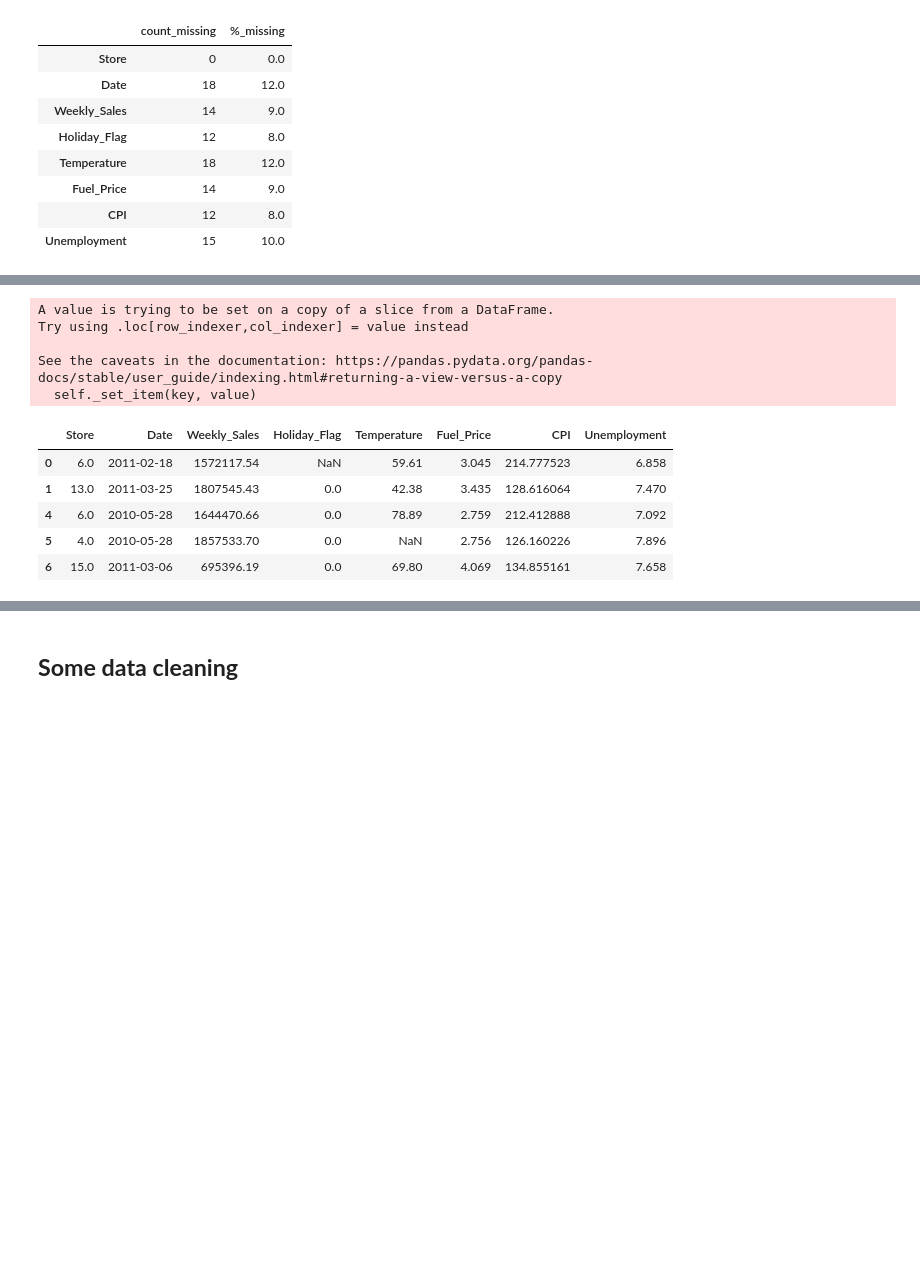
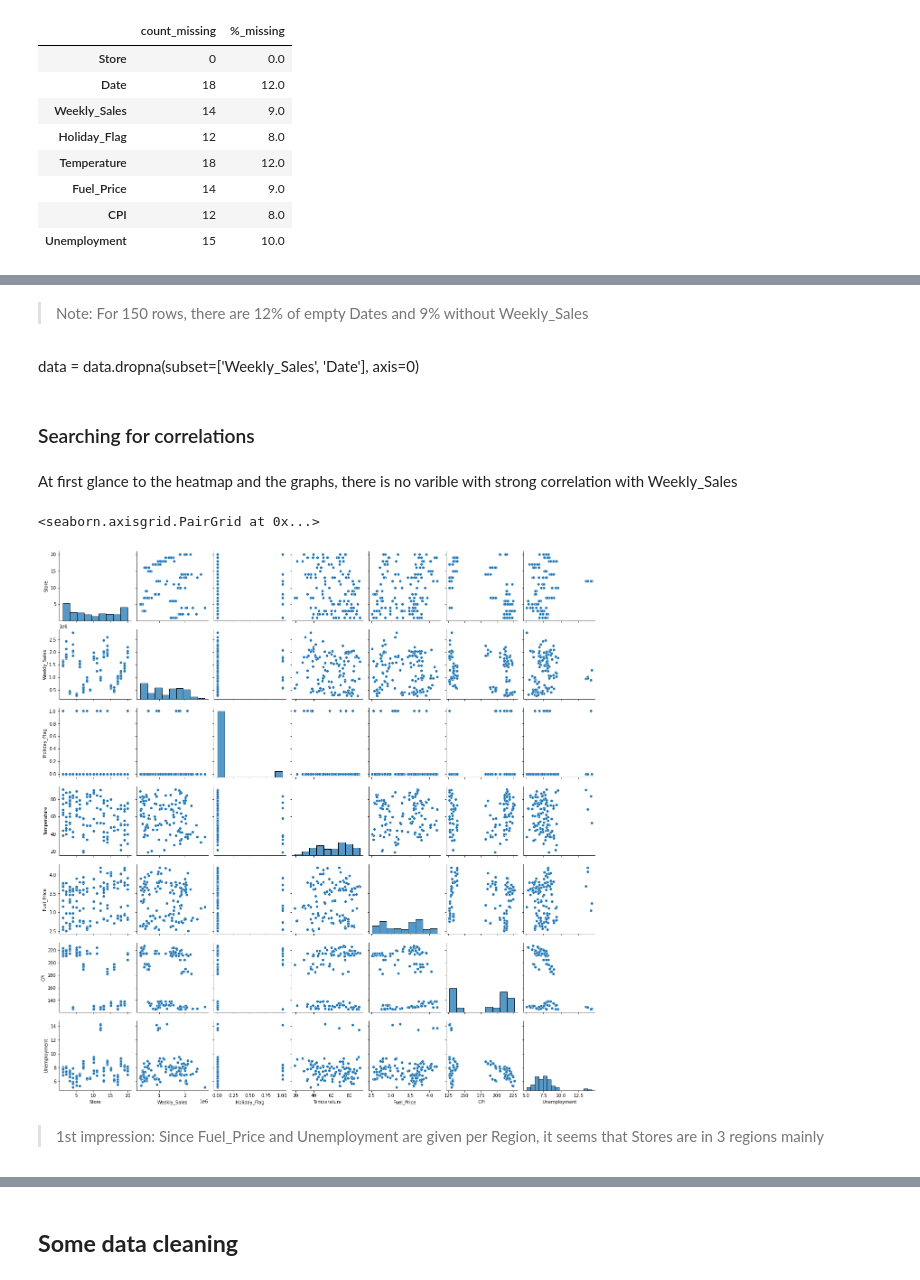
Before and after one commit to pattypooh/pez-jedha, a Jupyter notebook: projects/05-walmart/notebooks/01-EDA.ipynb, the cells around one changed output, grey strips where cells are left out. Cells and saved outputs as stored; diff of their text form; code cells hidden in the pictures; blank space fills up the shorter version.

Commit message:
Project Walmart

```diff
--- a/projects/05-walmart/notebooks/01-EDA.ipynb
+++ b/projects/05-walmart/notebooks/01-EDA.ipynb
@@ -21,7 +28,7 @@ from pandas_profiling import ProfileReport
 # %%
 %matplotlib inline
 # %%
-col_types = {'Store': str,
+col_types = {'Store': np.int8,
              'Date':str,
              'Weekly_Sales':np.float64,
              'Holiday_Flag':np.float16,
@@ -29,4 +36,4 @@ col_types = {'Store': str,
              'Fuel_Price':np.float16,
              'CPI':np.float16,
             'Unemployment':np.float16,}
-data = pd.read_csv('./../data/raw/Walmart_Store_sales.csv', date_parser=True)#, usecols=col_types.keys(), dtype=col_types)
+data = pd.read_csv('./../data/raw/Walmart_Store_sales.csv', date_parser=True, usecols=col_types.keys(), dtype=col_types)#, usecols=col_types.keys(), dtype=col_types)
@@ -102,15 +121,18 @@ data
-# %%
-data['Date']=pd.to_datetime(data['Date']).dt.date
-data.head()
-# %% [output]
-A value is trying to be set on a copy of a slice from a DataFrame.
-Try using .loc[row_indexer,col_indexer] = value instead
-
-See the caveats in the documentation: https://pandas.pydata.org/pandas-docs/stable/user_guide/indexing.html#returning-a-view-versus-a-copy
-  self._set_item(key, value)
-|  | Store | Date | Weekly_Sales | Holiday_Flag | Temperature | Fuel_Price | CPI | Unemployment |
-| 0 | 6.0 | 2011-02-18 | 1572117.54 | NaN | 59.61 | 3.045 | 214.777523 | 6.858 |
-| 1 | 13.0 | 2011-03-25 | 1807545.43 | 0.0 | 42.38 | 3.435 | 128.616064 | 7.470 |
-| 4 | 6.0 | 2010-05-28 | 1644470.66 | 0.0 | 78.89 | 2.759 | 212.412888 | 7.092 |
-| 5 | 4.0 | 2010-05-28 | 1857533.70 | 0.0 | NaN | 2.756 | 126.160226 | 7.896 |
-| 6 | 15.0 | 2011-03-06 | 695396.19 | 0.0 | 69.80 | 4.069 | 134.855161 | 7.658 |
+# %% [markdown]
+> Note: For 150 rows, there are 12% of empty Dates and 9% without Weekly_Sales
+# %% [markdown]
+data = data.dropna(subset=['Weekly_Sales', 'Date'], axis=0)
+# %% [markdown]
+### Searching for correlations
+# %% [markdown]
+At first glance to the heatmap and the graphs, there is no varible with strong correlation with Weekly_Sales
+# %%
+#Create a copy to make transformations
+sales = data.copy()
+# %%
+sns.pairplot(data=sales)
+# %% [output]
+<seaborn.axisgrid.PairGrid at 0x...>
+[figure, added]
+# %% [markdown]
+> 1st impression: Since Fuel_Price and Unemployment are given per Region, it seems that Stores are in 3 regions mainly
```
Also changed, not shown: parts of 93 cells of this notebook, 2 other files.
